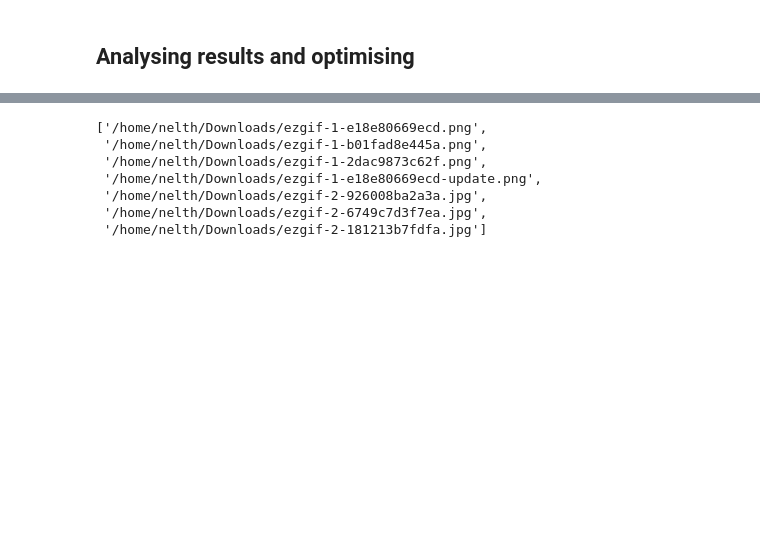
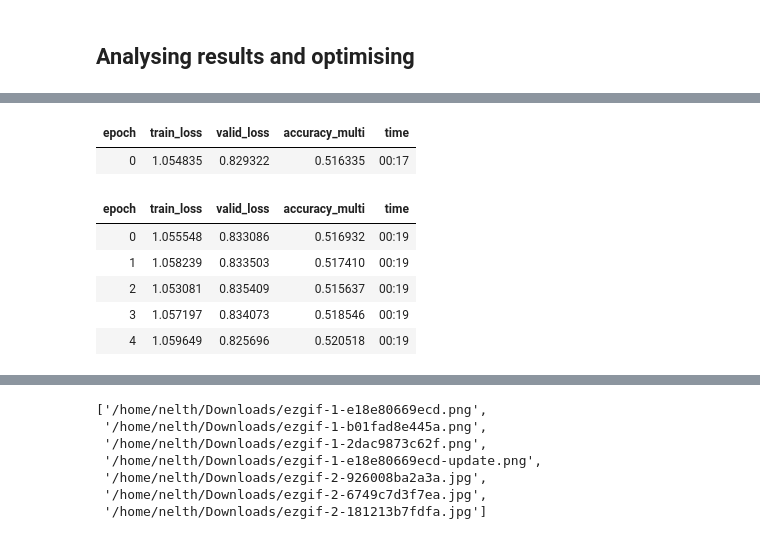
Before and after one commit to florent-haffner/datascience-playground, a Jupyter notebook: notebooks/fastai - multilabel classification.ipynb, the cells around one changed output, grey strips where cells are left out. Cells and saved outputs as stored; diff of their text form; code cells hidden in the pictures; blank space fills up the shorter version.

```diff
--- a/notebooks/fastai - multilabel classification.ipynb
+++ b/notebooks/fastai - multilabel classification.ipynb
@@ -125,0 +145,11 @@ learn.predict(path/'train/000005.jpg')
+# %%
+learn.fine_tune(epochs=5, base_lr=4e-7)
+# %% [output]
+| epoch | train_loss | valid_loss | accuracy_multi | time |
+| 0 | 1.054835 | 0.829322 | 0.516335 | 00:17 |
+| epoch | train_loss | valid_loss | accuracy_multi | time |
+| 0 | 1.055548 | 0.833086 | 0.516932 | 00:19 |
+| 1 | 1.058239 | 0.833503 | 0.517410 | 00:19 |
+| 2 | 1.053081 | 0.835409 | 0.515637 | 00:19 |
+| 3 | 1.057197 | 0.834073 | 0.518546 | 00:19 |
+| 4 | 1.059649 | 0.825696 | 0.520518 | 00:19 |
```
Also changed, not shown: parts of 14 cells of this notebook.
